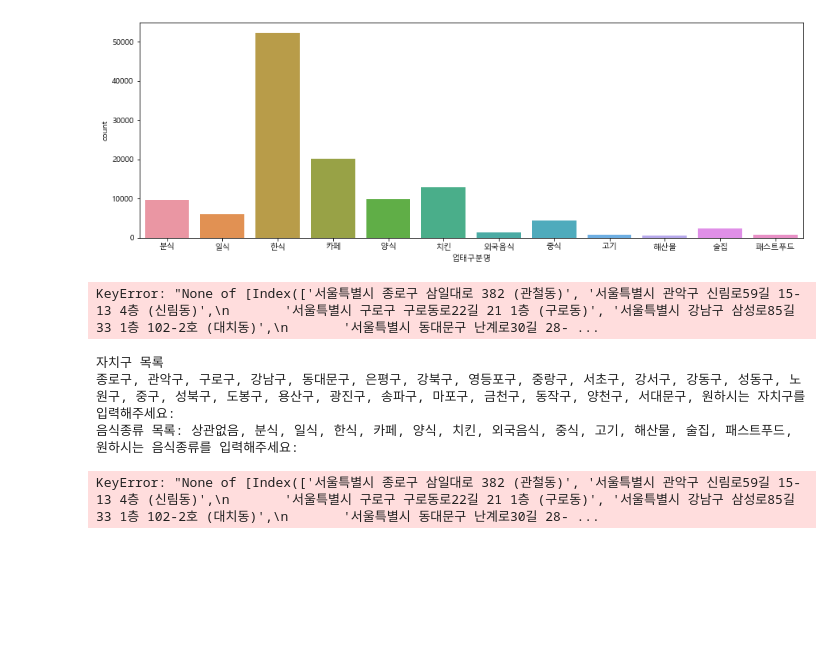
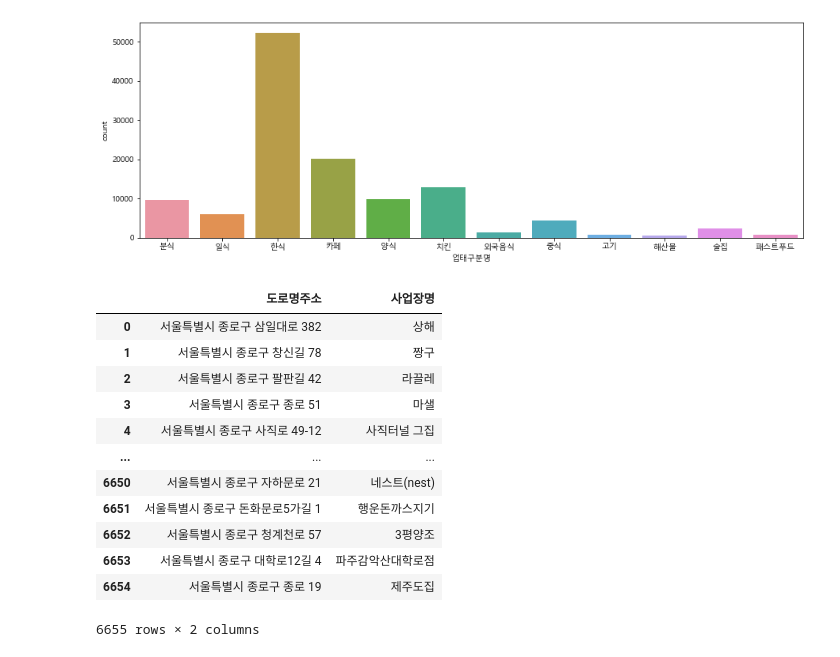
Before and after one commit to ethan528/Unstructured-Data-Analysis, a Jupyter notebook: 비정형 데이터 전처리.ipynb, the cells around one changed output. Drawn from its saved outputs; the diff is of its cells as text; code cells hidden in the pictures; blank space fills up the shorter version.

```diff
--- a/비정형 데이터 전처리.ipynb
+++ b/비정형 데이터 전처리.ipynb
@@ -17,7 +17,7 @@ Index(['개방자치단체코드', '관리번호', '인허가일자', '인허가
        '전통업소지정번호', '전통업소주된음식', '홈페이지'],
       dtype='object')
 # %%
-df = df[['도로명주소' , '사업장명', '업태구분명', '좌표정보(X)', '좌표정보(Y)']]
+df = df[['도로명주소' , '사업장명', '업태구분명']]
 df.head()
 # %% [output]
 |  | 도로명주소 | 사업장명 | 업태구분명 | 좌표정보(X) | 좌표정보(Y) |
@@ -114,3 +92,0 @@ set(gu_list)
-# %%
-df.insert(1,'구',gu_list)
-df.head()
@@ -131,3 +93,6 @@ plt.show()
+# %%
+df['도로명주소'] = [' '.join(i.split()[:4]) for i in df['도로명주소']]
+df['도로명주소']
 # %%
 plt.figure(figsize=(15,5))
 plt.rcParams['font.family'] = 'Malgun Gothic'
@@ -135,38 +100,20 @@ sns.countplot(df['업태구분명'])
 plt.show()
 # %% [output]
 [figure]
-# %%
-"df[df['구'] == gu][df['도로명주소']][df['업태구분명'] == food]['사업장명']"
-df[df['도로명주소']]
-# %% [output]
-KeyError: "None of [Index(['서울특별시 종로구 삼일대로 382 (관철동)', '서울특별시 관악구 신림로59길 15-13 4층 (신림동)',\n       '서울특별시 구로구 구로동로22길 21 1층 (구로동)', '서울특별시 강남구 삼성로85길 33 1층 102-2호 (대치동)',\n       '서울특별시 동대문구 난계로30길 28- ...
-# %%
-# 자치구 입력
-print('자치구 목록')
-for i in df['구'].unique():
-    print(i, end=', ')
-print('원하시는 자치구를 입력해주세요:')
-gu = input()
-
-# 음식종류 입력
-print('음식종류 목록: 상관없음', end=', ')
-for i in df['업태구분명'].unique():
-    print(i, end=', ')
-print()
-print('원하시는 음식종류를 입력해주세요:')
-food = input()
-
-if food == '상관없음':
-    food_list = df[df['구'] == gu][df['도로명주소']]['사업장명']
-else:
-    food_list = df[df['구'] == gu][df['도로명주소']][df['업태구분명'] == food]['사업장명']
-
-""" Keyword = pd.DataFrame([gu+' '+i for i in food_list])
-Keyword """
-food_list
-# %% [output]
-자치구 목록
-종로구, 관악구, 구로구, 강남구, 동대문구, 은평구, 강북구, 영등포구, 중랑구, 서초구, 강서구, 강동구, 성동구, 노원구, 중구, 성북구, 도봉구, 용산구, 광진구, 송파구, 마포구, 금천구, 동작구, 양천구, 서대문구, 원하시는 자치구를 입력해주세요:
-음식종류 목록: 상관없음, 분식, 일식, 한식, 카페, 양식, 치킨, 외국음식, 중식, 고기, 해산물, 술집, 패스트푸드,
-원하시는 음식종류를 입력해주세요:
-KeyError: "None of [Index(['서울특별시 종로구 삼일대로 382 (관철동)', '서울특별시 관악구 신림로59길 15-13 4층 (신림동)',\n       '서울특별시 구로구 구로동로22길 21 1층 (구로동)', '서울특별시 강남구 삼성로85길 33 1층 102-2호 (대치동)',\n       '서울특별시 동대문구 난계로30길 28- ...
+# %%
+gu = '종로구'
+df[df['도로명주소'].str.contains(gu)][['도로명주소','사업장명']].reset_index(drop=True)
+# %% [output]
+|  | 도로명주소 | 사업장명 |
+| 0 | 서울특별시 종로구 삼일대로 382 | 상해 |
+| 1 | 서울특별시 종로구 창신길 78 | 짱구 |
+| 2 | 서울특별시 종로구 팔판길 42 | 라끌레 |
+| 3 | 서울특별시 종로구 종로 51 | 마샐 |
+| 4 | 서울특별시 종로구 사직로 49-12 | 사직터널 그집 |
+| ... | ... | ... |
+| 6650 | 서울특별시 종로구 자하문로 21 | 네스트(nest) |
+| 6651 | 서울특별시 종로구 돈화문로5가길 1 | 행운돈까스지기 |
+| 6652 | 서울특별시 종로구 청계천로 57 | 3평양조 |
+| 6653 | 서울특별시 종로구 대학로12길 4 | 파주감악산대학로점 |
+| 6654 | 서울특별시 종로구 종로 19 | 제주도집 |
+6655 rows × 2 columns
```
Also changed, not shown: parts of 4 cells of this notebook.
